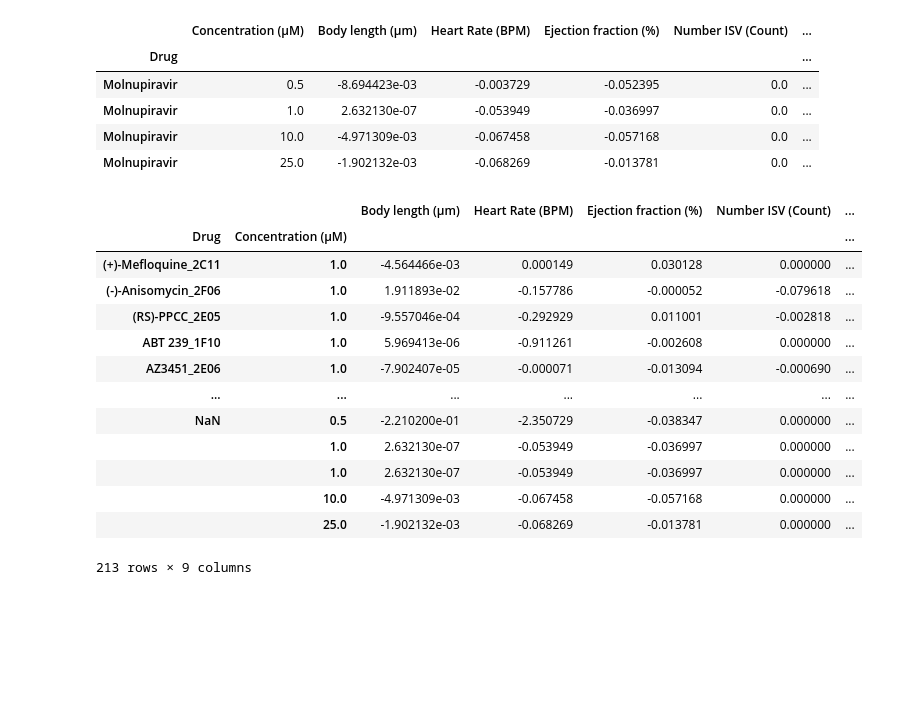
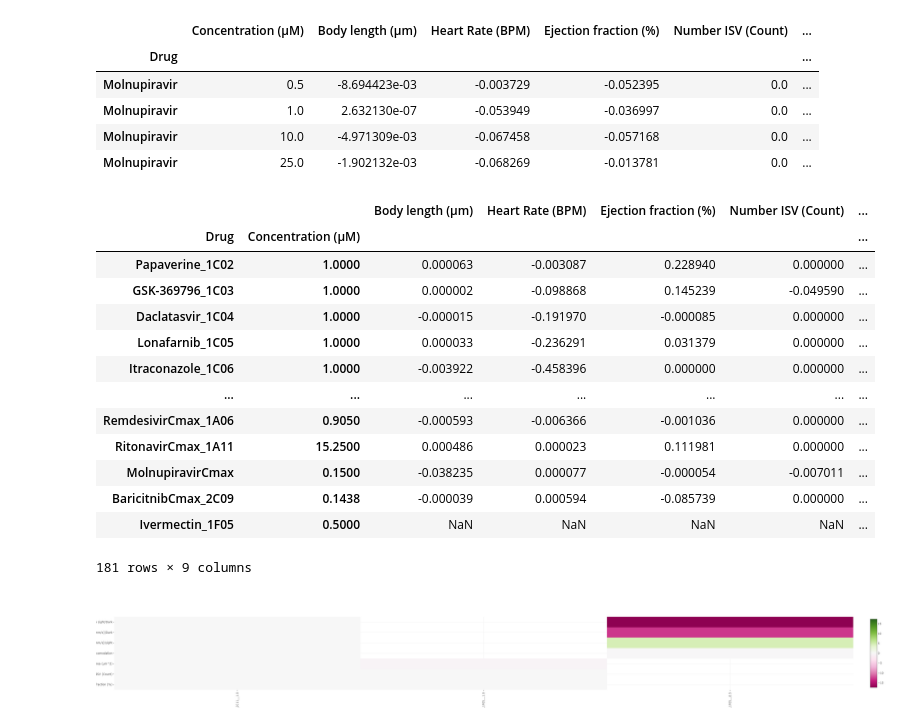
Before and after one commit to MercaderLabAnatomy/CoVasc_DataApp, a Jupyter notebook: Untitled.ipynb, the cells around one changed output. Drawn from its saved outputs; the diff is of its cells as text; code cells hidden in the pictures; blank space fills up the shorter version.

Commit message:
Heatmap correct

```diff
--- a/Untitled.ipynb
+++ b/Untitled.ipynb
@@ -199,19 +199,44 @@ df_morph_heat.set_index("Drug").loc["Molnupiravir"]
 | Molnupiravir | 10.0 | -4.971309e-03 | -0.067458 | -0.057168 | 0.0 | ... |
 | Molnupiravir | 25.0 | -1.902132e-03 | -0.068269 | -0.013781 | 0.0 | ... |
 # %%
-pd.read_excel("Data/2023-02-19_MorphBehav_Merged_Effectscore.xlsx").set_index(["Drug",'Concentration (µM)']).sort_index()
+pd.read_excel("Data/2023-02-19_MorphBehav_Merged_Effectscore.xlsx").set_index(["Drug",'Concentration (µM)'])
 # %% [output]
 |  |  | Body length (µm) | Heart Rate (BPM) | Ejection fraction (%) | Number ISV (Count) | ... |
 | Drug | Concentration (µM) |  |  |  |  | ... |
-| (+)-Mefloquine_2C11 | 1.0 | -4.564466e-03 | 0.000149 | 0.030128 | 0.000000 | ... |
-| (-)-Anisomycin_2F06 | 1.0 | 1.911893e-02 | -0.157786 | -0.000052 | -0.079618 | ... |
-| (RS)-PPCC_2E05 | 1.0 | -9.557046e-04 | -0.292929 | 0.011001 | -0.002818 | ... |
-| ABT 239_1F10 | 1.0 | 5.969413e-06 | -0.911261 | -0.002608 | 0.000000 | ... |
-| AZ3451_2E06 | 1.0 | -7.902407e-05 | -0.000071 | -0.013094 | -0.000690 | ... |
+| Papaverine_1C02 | 1.0000 | 0.000063 | -0.003087 | 0.228940 | 0.000000 | ... |
+| GSK-369796_1C03 | 1.0000 | 0.000002 | -0.098868 | 0.145239 | -0.049590 | ... |
+| Daclatasvir_1C04 | 1.0000 | -0.000015 | -0.191970 | -0.000085 | 0.000000 | ... |
+| Lonafarnib_1C05 | 1.0000 | 0.000033 | -0.236291 | 0.031379 | 0.000000 | ... |
+| Itraconazole_1C06 | 1.0000 | -0.003922 | -0.458396 | 0.000000 | 0.000000 | ... |
 | ... | ... | ... | ... | ... | ... | ... |
-| NaN | 0.5 | -2.210200e-01 | -2.350729 | -0.038347 | 0.000000 | ... |
-|  | 1.0 | 2.632130e-07 | -0.053949 | -0.036997 | 0.000000 | ... |
-|  | 1.0 | 2.632130e-07 | -0.053949 | -0.036997 | 0.000000 | ... |
-|  | 10.0 | -4.971309e-03 | -0.067458 | -0.057168 | 0.000000 | ... |
-|  | 25.0 | -1.902132e-03 | -0.068269 | -0.013781 | 0.000000 | ... |
+| RemdesivirCmax_1A06 | 0.9050 | -0.000593 | -0.006366 | -0.001036 | 0.000000 | ... |
+| RitonavirCmax_1A11 | 15.2500 | 0.000486 | 0.000023 | 0.111981 | 0.000000 | ... |
+| MolnupiravirCmax | 0.1500 | -0.038235 | 0.000077 | -0.000054 | -0.007011 | ... |
+| BaricitnibCmax_2C09 | 0.1438 | -0.000039 | 0.000594 | -0.085739 | 0.000000 | ... |
+| Ivermectin_1F05 | 0.5000 | NaN | NaN | NaN | NaN | ... |
-213 rows × 9 columns
+181 rows × 9 columns
+# %%
+df_ = pd.read_excel("Data/2023-02-19_MorphBehav_Merged_Effectscore.xlsx")
+df_["Drug__Concentration (µM)"] = df_["Drug"] +"__"+ df_["Concentration (µM)"].astype(str)
+df_ = df_.set_index(["Drug","Concentration (µM)"])
+
+druglist=["(+)-Mefloquine_2C11","Ivermectin_1F05"]
+
+
+df_ = df_.loc[druglist]
+
+
+
+fig = go.Figure(data=go.Heatmap(
+                z= df_[df_.columns[2:-1]].T,
+                y= df_.columns[2:-1],
+                x= df_["Drug__Concentration (µM)"],
+
+                zmid = 0,
+                colorscale = 'PiYG'
+))
+
+fig.update_xaxes( tickangle = -90)
+fig.update_layout(width=1000,height=500)
+# %% [output]
+[figure, added]
```
Also changed, not shown: parts of 1 cell of this notebook, 2 other files.
